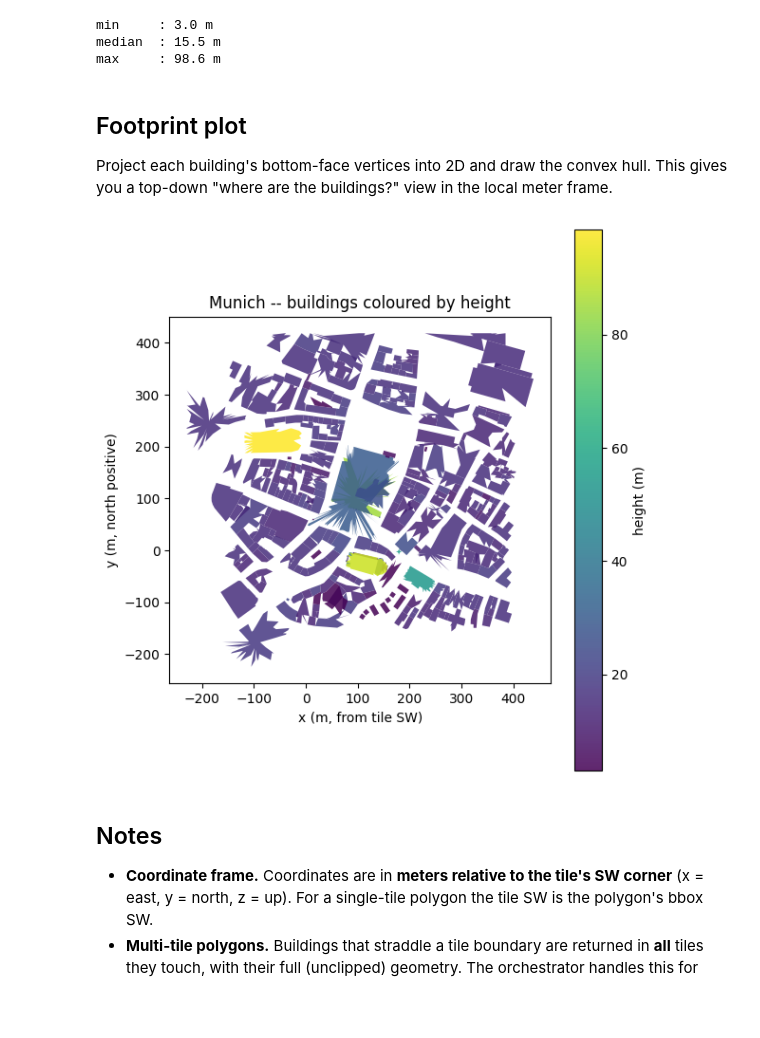
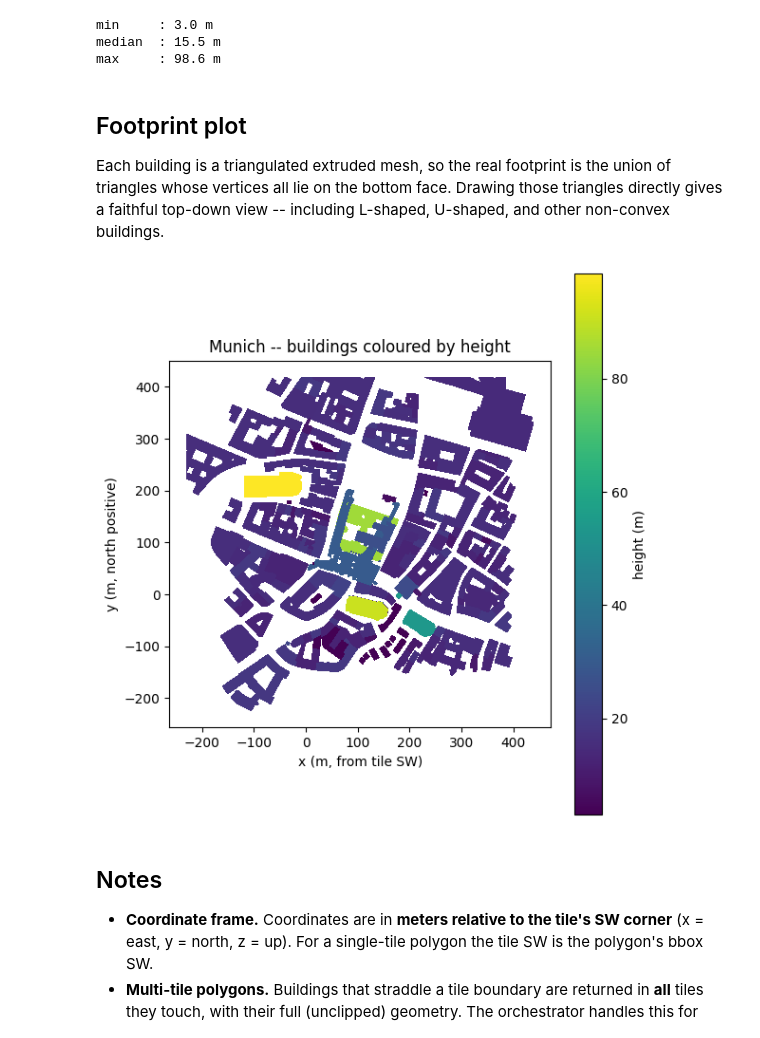
Before and after one commit to Infrared-city/infrared-skills, a Jupyter notebook: cookbook/notebooks/01_buildings.ipynb, the cells around one changed output. Drawn from its saved outputs; the diff is of its cells as text; code cells hidden in the pictures; blank space fills up the shorter version.

```diff
--- a/cookbook/notebooks/01_buildings.ipynb
+++ b/cookbook/notebooks/01_buildings.ipynb
@@ -72,7 +72,7 @@ import matplotlib.pyplot as plt
 
 heights = []
 for m in area.buildings.values():
-    md = m.model_dump(by_alias=True) if hasattr(m, "model_dump") else m
+    md = m.model_dump(by_alias=True)
     z = np.array(md["coordinates"], dtype=float).reshape(-1, 3)[:, 2]
     heights.append(float(z.max() - z.min()))
 
@@ -95,39 +95,50 @@ max     : 98.6 m
 # %% [markdown]
 ## Footprint plot
 
-Project each building's bottom-face vertices into 2D and draw the convex
-hull. This gives you a top-down "where are the buildings?" view in the
-local meter frame.
+Each building is a triangulated extruded mesh, so the real footprint is
+the union of triangles whose vertices all lie on the bottom face. Drawing
+those triangles directly gives a faithful top-down view -- including
+L-shaped, U-shaped, and other non-convex buildings.
 # %%
-from matplotlib.patches import Polygon as MplPolygon
-from matplotlib.collections import PatchCollection
+from matplotlib.tri import Triangulation
+
+# DotBim meshes are triangulated. To draw the true footprint shape, we keep
+# triangles whose three vertices all sit on the bottom face (z == min) and
+# render them directly as a triangulation. This handles non-convex shapes
+# correctly -- a polar-angle sort would star-shape any L or U-plan building.
+all_xy, all_tris, all_h = [], [], []
+offset = 0
+for m in area.buildings.values():
+    md = m.model_dump(by_alias=True)
+    pts = np.array(md["coordinates"], dtype=float).reshape(-1, 3)
+    tris = np.array(md["indices"], dtype=int).reshape(-1, 3)
+    z = pts[:, 2]
+    z_min = z.min()
+    bottom = np.isclose(z[tris], z_min, atol=0.05).all(axis=1)
+    if not bottom.any():
+        continue
+    bottom_tris = tris[bottom]
+    all_xy.append(pts[:, :2])
+    all_tris.append(bottom_tris + offset)
+    all_h.append(np.full(len(bottom_tris), z.max() - z_min))
+    offset += len(pts)
+
+xy = np.vstack(all_xy)
+triangles = np.vstack(all_tris)
+hvals = np.concatenate(all_h)
+tri = Triangulation(xy[:, 0], xy[:, 1], triangles)
 
 fig, ax = plt.subplots(figsize=(6, 6))
-patches, hs = [], []
-for m in area.buildings.values():
-    md = m.model_dump(by_alias=True) if hasattr(m, "model_dump") else m
-    pts = np.array(md["coordinates"], dtype=float).reshape(-1, 3)
-    bottom = pts[np.isclose(pts[:, 2], pts[:, 2].min(), atol=0.05)][:, :2]
-    if len(bottom) < 3:
-        continue
-    # Sort by polar angle for a clean polygon outline.
-    cx, cy = bottom.mean(0)
-    order = np.argsort(np.arctan2(bottom[:, 1] - cy, bottom[:, 0] - cx))
-    patches.append(MplPolygon(bottom[order]))
-    hs.append(pts[:, 2].max() - pts[:, 2].min())
-
-pc = PatchCollection(patches, cmap="viridis", alpha=0.85)
-pc.set_array(np.array(hs))
-ax.add_collection(pc)
+tpc = ax.tripcolor(tri, facecolors=hvals, cmap="viridis",
+                   edgecolors="none", shading="flat")
 ax.set_aspect("equal")
-ax.autoscale()
 ax.set_xlabel("x (m, from tile SW)"); ax.set_ylabel("y (m, north positive)")
 ax.set_title(f"{city.name} -- buildings coloured by height")
-fig.colorbar(pc, ax=ax, label="height (m)")
+fig.colorbar(tpc, ax=ax, label="height (m)")
 plt.tight_layout()
 plt.show()
 # %% [output]
-[figure, old version]
+[figure, new version]
 # %% [markdown]
 ## Notes
 
```
Also changed, not shown: parts of 2 cells of this notebook, 10 other files.
